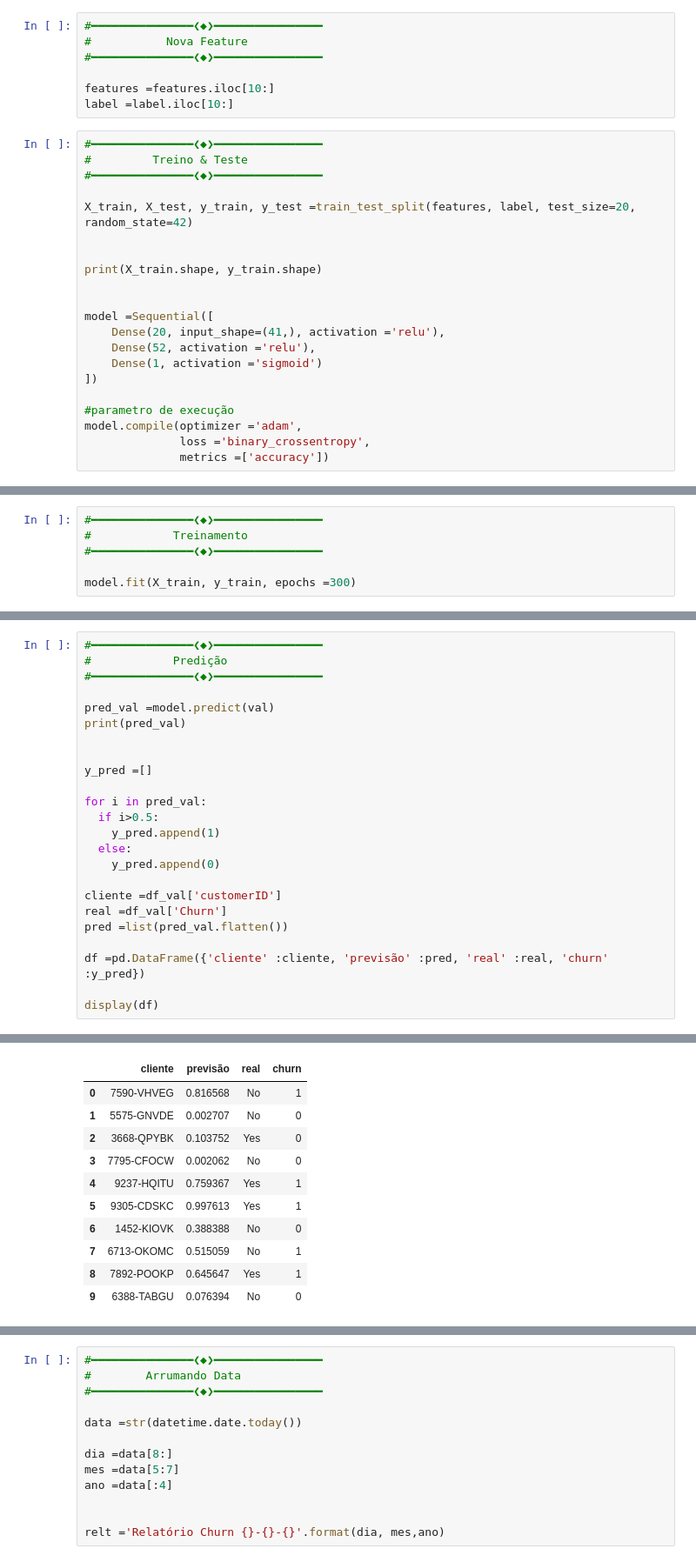
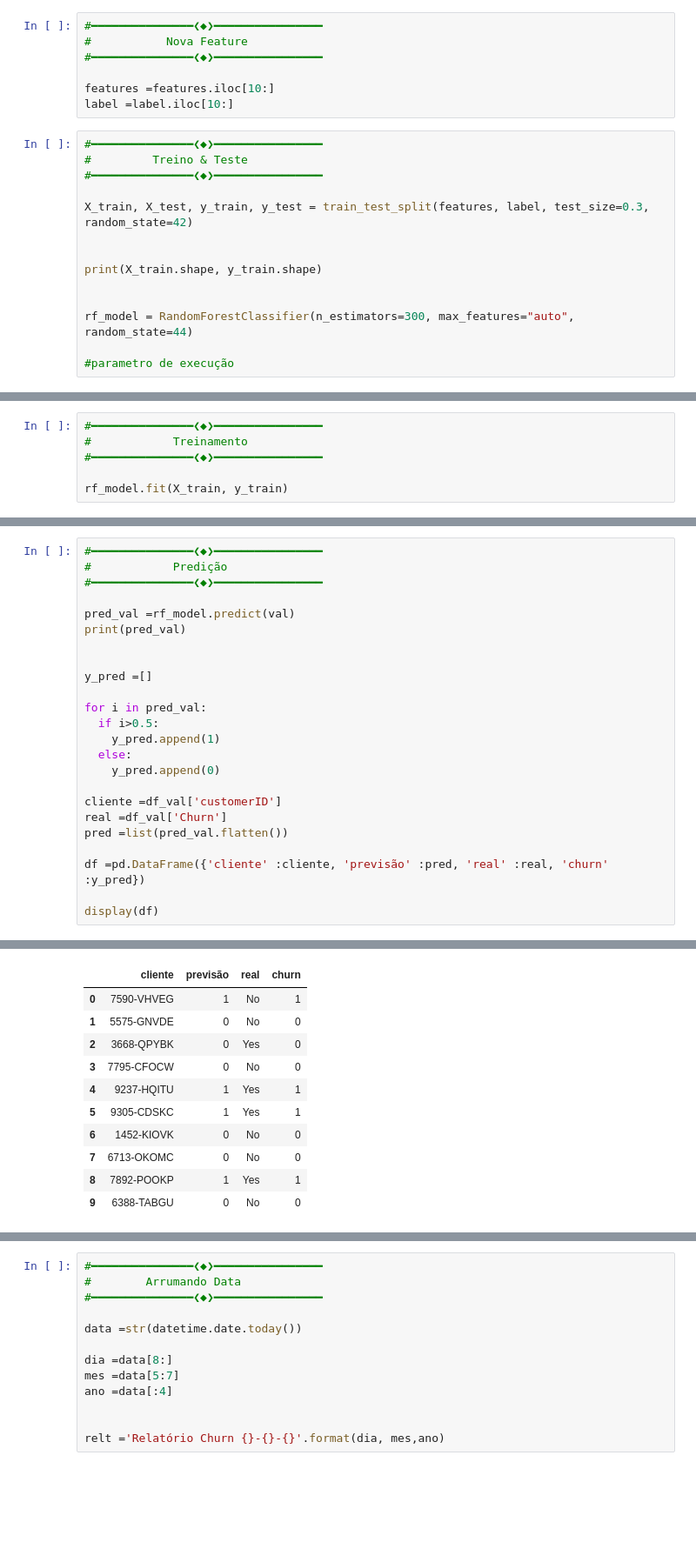
Before and after one commit to TcheloBorgas/SettLink, a Jupyter notebook: Software/Ragnar_v4.ipynb, the cells around one changed output, grey strips where cells are left out. Shown at 87% size. Cells and saved outputs as stored; diff of their text form; blank space fills up the shorter version.

```diff
--- a/Software/Ragnar v3.ipynb
+++ b/Software/Ragnar_v4.ipynb
@@ -320,20 +330,13 @@ label =label.iloc[10:]
 #         Treino & Teste
 #━━━━━━━━━━━━━━━❮◆❯━━━━━━━━━━━━━━━━
 
-X_train, X_test, y_train, y_test =train_test_split(features, label, test_size=20, random_state=42)
+X_train, X_test, y_train, y_test = train_test_split(features, label, test_size=0.3, random_state=42)
 
 
 print(X_train.shape, y_train.shape)
 
 
-model =Sequential([
-    Dense(20, input_shape=(41,), activation ='relu'),
-    Dense(52, activation ='relu'),
-    Dense(1, activation ='sigmoid')
-])
+rf_model = RandomForestClassifier(n_estimators=300, max_features="auto", random_state=44)
 
 #parametro de execução
-model.compile(optimizer ='adam',
-              loss ='binary_crossentropy',
-              metrics =['accuracy'])
 # %% [output]
@@ -343,5 +346,5 @@ model.compile(optimizer ='adam',
 #            Treinamento
 #━━━━━━━━━━━━━━━❮◆❯━━━━━━━━━━━━━━━━
 
-model.fit(X_train, y_train, epochs =300)
+rf_model.fit(X_train, y_train)
 # %% [output]
@@ -368,7 +354,7 @@ Epoch 300/300
 #            Predição
 #━━━━━━━━━━━━━━━❮◆❯━━━━━━━━━━━━━━━━
 
-pred_val =model.predict(val)
+pred_val =rf_model.predict(val)
 print(pred_val)
 
 
@@ -402,14 +378,14 @@ display(df)
 |  | cliente | previsão | real | churn |
-| 0 | 7590-VHVEG | 0.816568 | No | 1 |
-| 1 | 5575-GNVDE | 0.002707 | No | 0 |
-| 2 | 3668-QPYBK | 0.103752 | Yes | 0 |
-| 3 | 7795-CFOCW | 0.002062 | No | 0 |
-| 4 | 9237-HQITU | 0.759367 | Yes | 1 |
-| 5 | 9305-CDSKC | 0.997613 | Yes | 1 |
-| 6 | 1452-KIOVK | 0.388388 | No | 0 |
-| 7 | 6713-OKOMC | 0.515059 | No | 1 |
-| 8 | 7892-POOKP | 0.645647 | Yes | 1 |
-| 9 | 6388-TABGU | 0.076394 | No | 0 |
+| 0 | 7590-VHVEG | 1 | No | 1 |
+| 1 | 5575-GNVDE | 0 | No | 0 |
+| 2 | 3668-QPYBK | 0 | Yes | 0 |
+| 3 | 7795-CFOCW | 0 | No | 0 |
+| 4 | 9237-HQITU | 1 | Yes | 1 |
+| 5 | 9305-CDSKC | 1 | Yes | 1 |
+| 6 | 1452-KIOVK | 0 | No | 0 |
+| 7 | 6713-OKOMC | 0 | No | 0 |
+| 8 | 7892-POOKP | 1 | Yes | 1 |
+| 9 | 6388-TABGU | 0 | No | 0 |
 # %%
 #━━━━━━━━━━━━━━━❮◆❯━━━━━━━━━━━━━━━━
 #         Matriz de confusão
```
Also changed, not shown: parts of 11 cells of this notebook.
